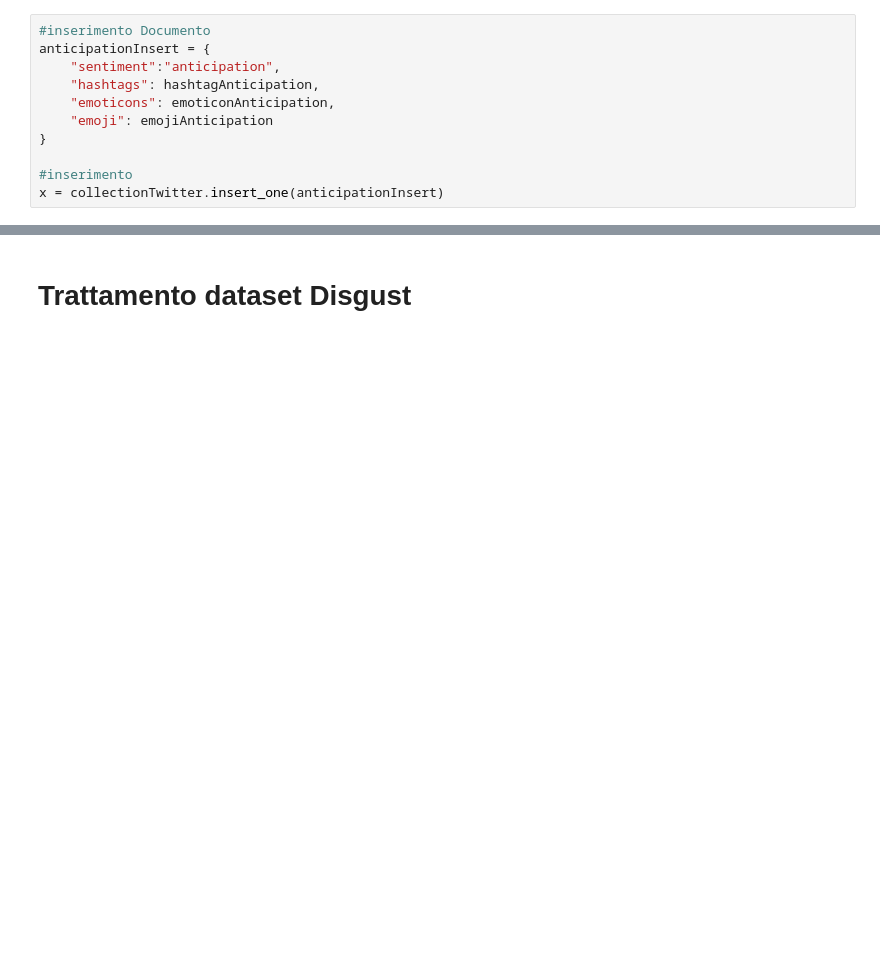
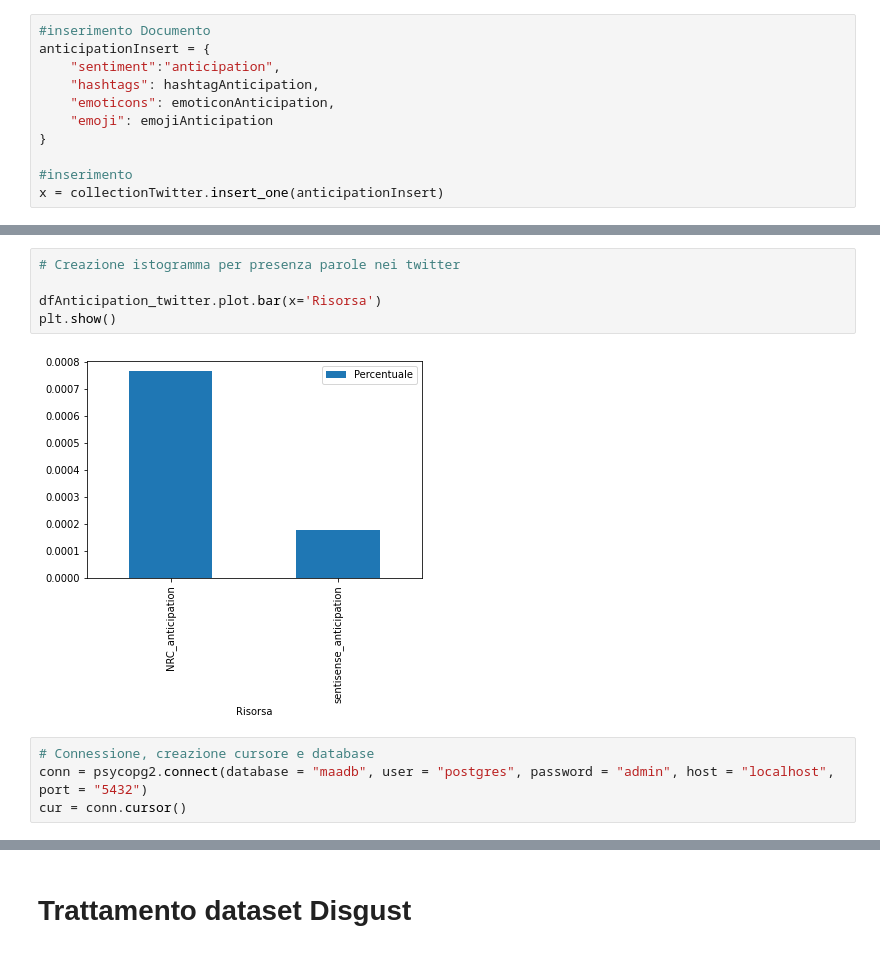
Before and after one commit to lorenzobotto/progettoMaadb, a Jupyter notebook: Code/main.ipynb, the cells around one changed output, grey strips where cells are left out. Cells and saved outputs as stored; diff of their text form; blank space fills up the shorter version.

```diff
--- a/Code/main.ipynb
+++ b/Code/main.ipynb
@@ -963,0 +1102,11 @@ wc.to_file('Word Clouds/anticipationEmoticons.png')
+# %%
+# Creazione istogramma per presenza parole nei twitter
+
+dfAnticipation_twitter.plot.bar(x='Risorsa')
+plt.show()
+# %% [output]
+[figure, added]
+# %%
+# Connessione, creazione cursore e database
+conn = psycopg2.connect(database = "maadb", user = "postgres", password = "admin", host = "localhost", port = "5432")
+cur = conn.cursor()
```
Also changed, not shown: parts of 20 cells of this notebook, 1 other file.
